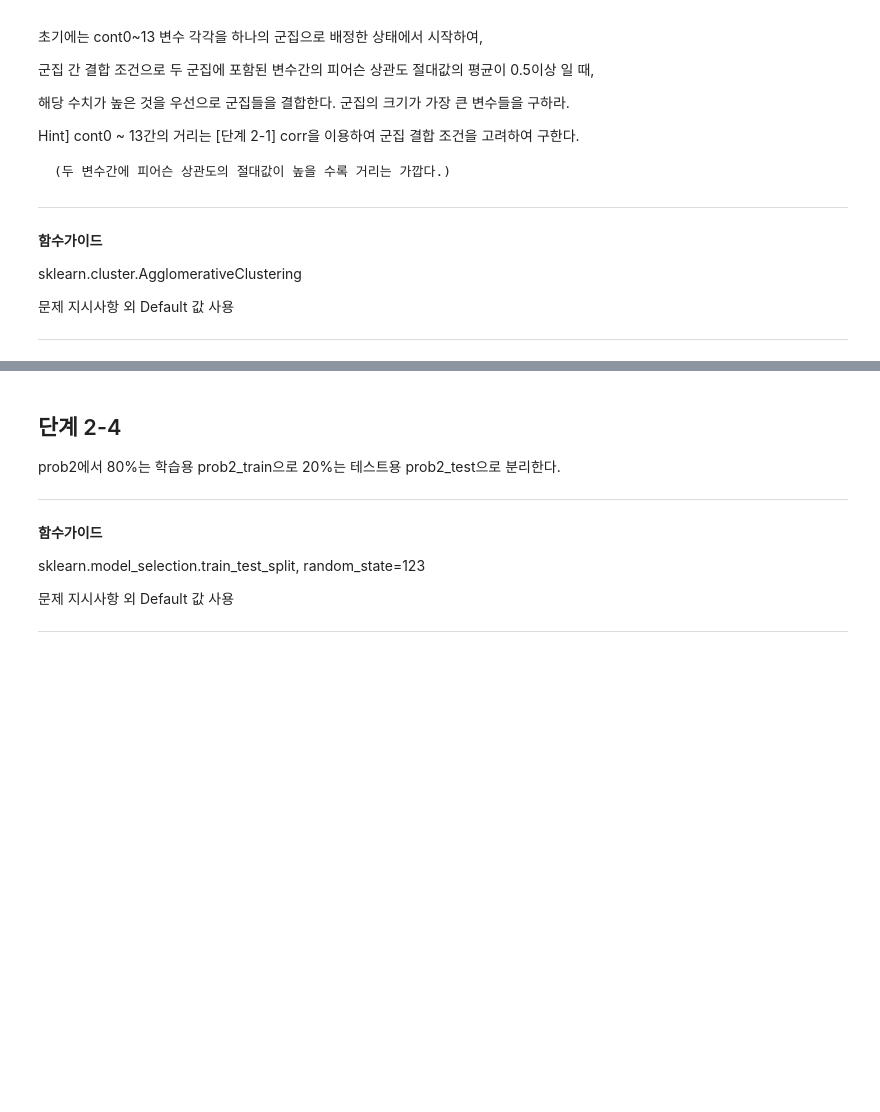
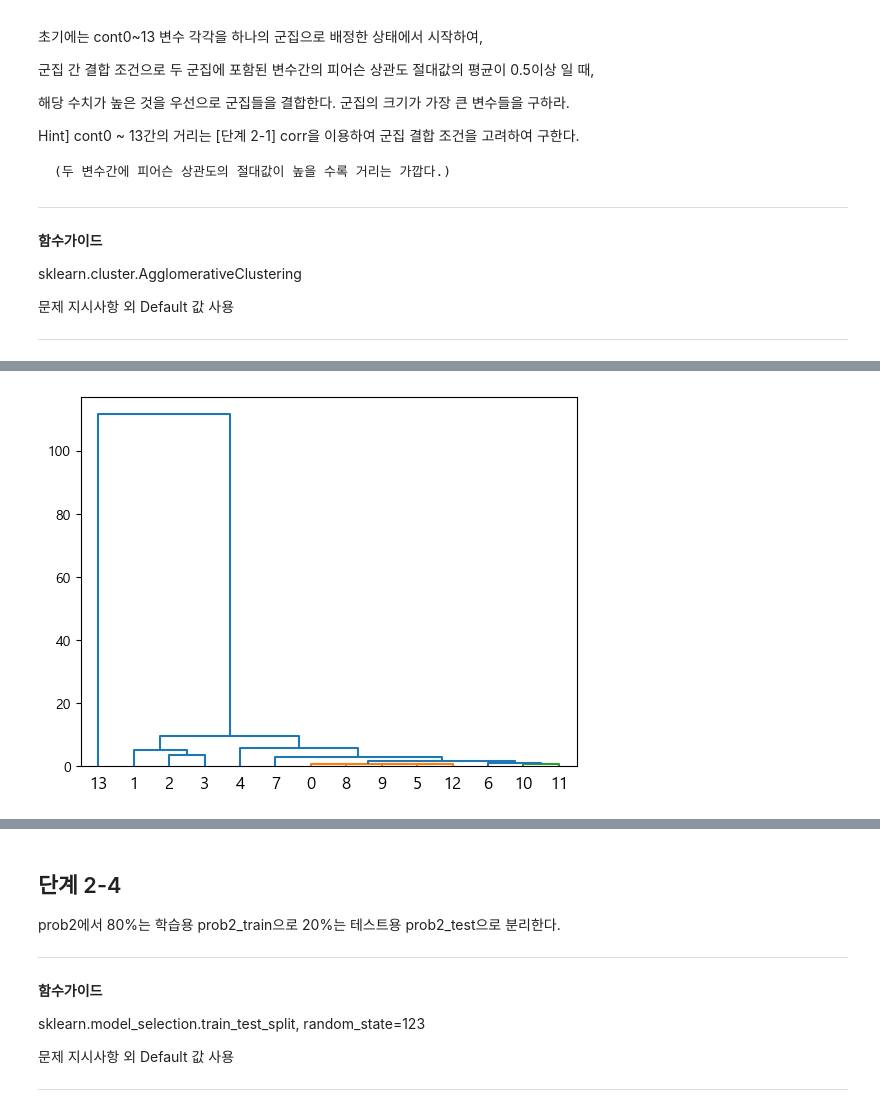
Before and after one commit to sunkusun9/DS_lv3_2308, a Jupyter notebook: sec_ds_lv3_prob2_prob.ipynb, the cells around one changed output, grey strips where cells are left out. Cells and saved outputs as stored; diff of their text form; code cells hidden in the pictures; blank space fills up the shorter version.

```diff
--- a/sec_ds_lv3_prob2_prob.ipynb
+++ b/sec_ds_lv3_prob2_prob.ipynb
@@ -477,0 +552,17 @@ sklearn.cluster.AgglomerativeClustering
+# %%
+# 역수를 사용하여 구해 봅니다.
+# linkage를 complete(maximum), single로 하면 성립하지만
+# 이 방법은 linakge를 average를 사용한다는 점에서 성립하지 않습니다.
+
+from scipy.cluster import hierarchy
+from scipy.spatial.distance import squareform
+
+df_corr = df_basetable[['cont{}'.format(i) for i in range(14)]].corr()
+df_dist = 1 / df_corr.abs() - 1 # diagonal 요소는 0이 되어야 성립합니다.
+
+Z = hierarchy.linkage(squareform(df_dist), method='average'
+plt.figure()
+hierarchy.dendrogram(Z, color_threshold=1)
+plt.show()
+# %% [output]
+[figure, added]
```
Also changed, not shown: parts of 47 cells of this notebook.
